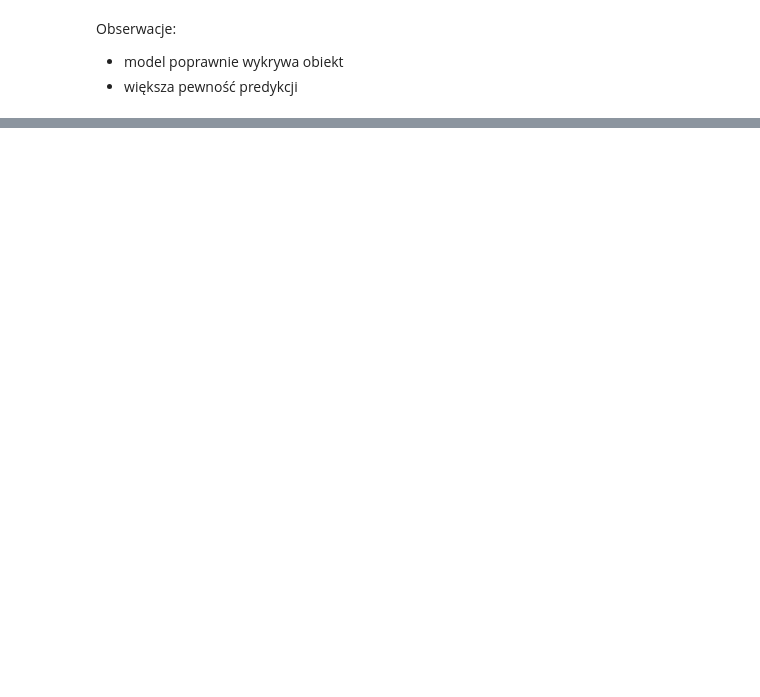
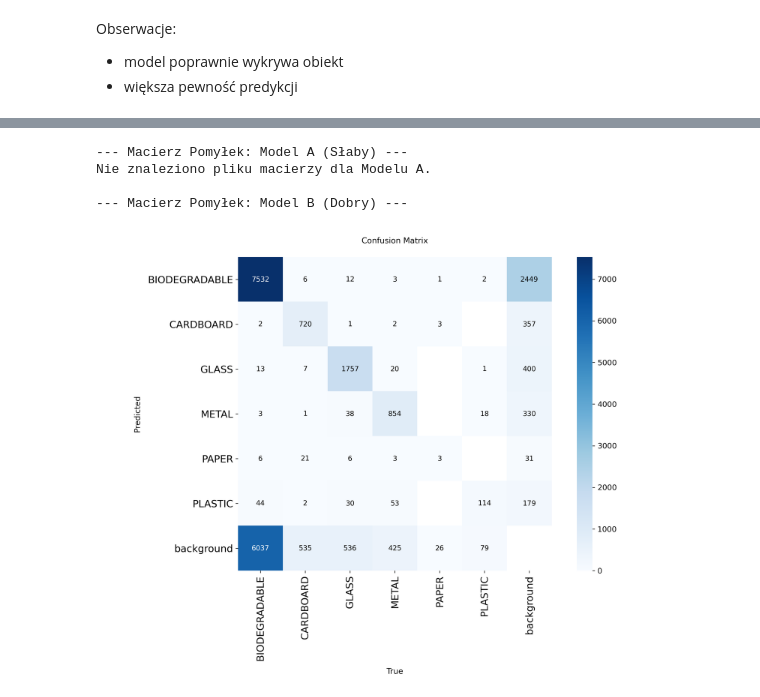
Before and after one commit to damhero/GarbageClassification, a Jupyter notebook: FinalNotebook.ipynb, the cells around one changed output, grey strips where cells are left out. Saved outputs shown, nothing was run; the diff lists cells and outputs as text; code cells hidden in the pictures; blank space fills up the shorter version.

```diff
--- a/FinalNotebook.ipynb
+++ b/FinalNotebook.ipynb
@@ -104,0 +180,25 @@ Na podstawie przeprowadzonych eksperymentów można stwierdzić, że:
+# %%
+from IPython.display import Image, display
+import os
+
+# Ścieżki do plików graficznych (YOLO zapisuje je w folderze treningowym)
+conf_matrix_poor = "GARBAGE CLASSIFICATION 3/runs/detect/train/confusion_matrix.png"
+conf_matrix_good = "yolo11n run/runs/detect/train/confusion_matrix.png"
+
+print("--- Macierz Pomyłek: Model A (Słaby) ---")
+if os.path.exists(conf_matrix_poor):
+    display(Image(filename=conf_matrix_poor, width=600))
+else:
+    print("Nie znaleziono pliku macierzy dla Modelu A.")
+
+print("\n--- Macierz Pomyłek: Model B (Dobry) ---")
+if os.path.exists(conf_matrix_good):
+    display(Image(filename=conf_matrix_good, width=600))
+else:
+    print("Nie znaleziono pliku macierzy dla Modelu B.")
+# %% [output]
+--- Macierz Pomyłek: Model A (Słaby) ---
+Nie znaleziono pliku macierzy dla Modelu A.
+
+--- Macierz Pomyłek: Model B (Dobry) ---
+[figure, added]
```
Also changed, not shown: parts of 23 cells of this notebook, 1 other file.
